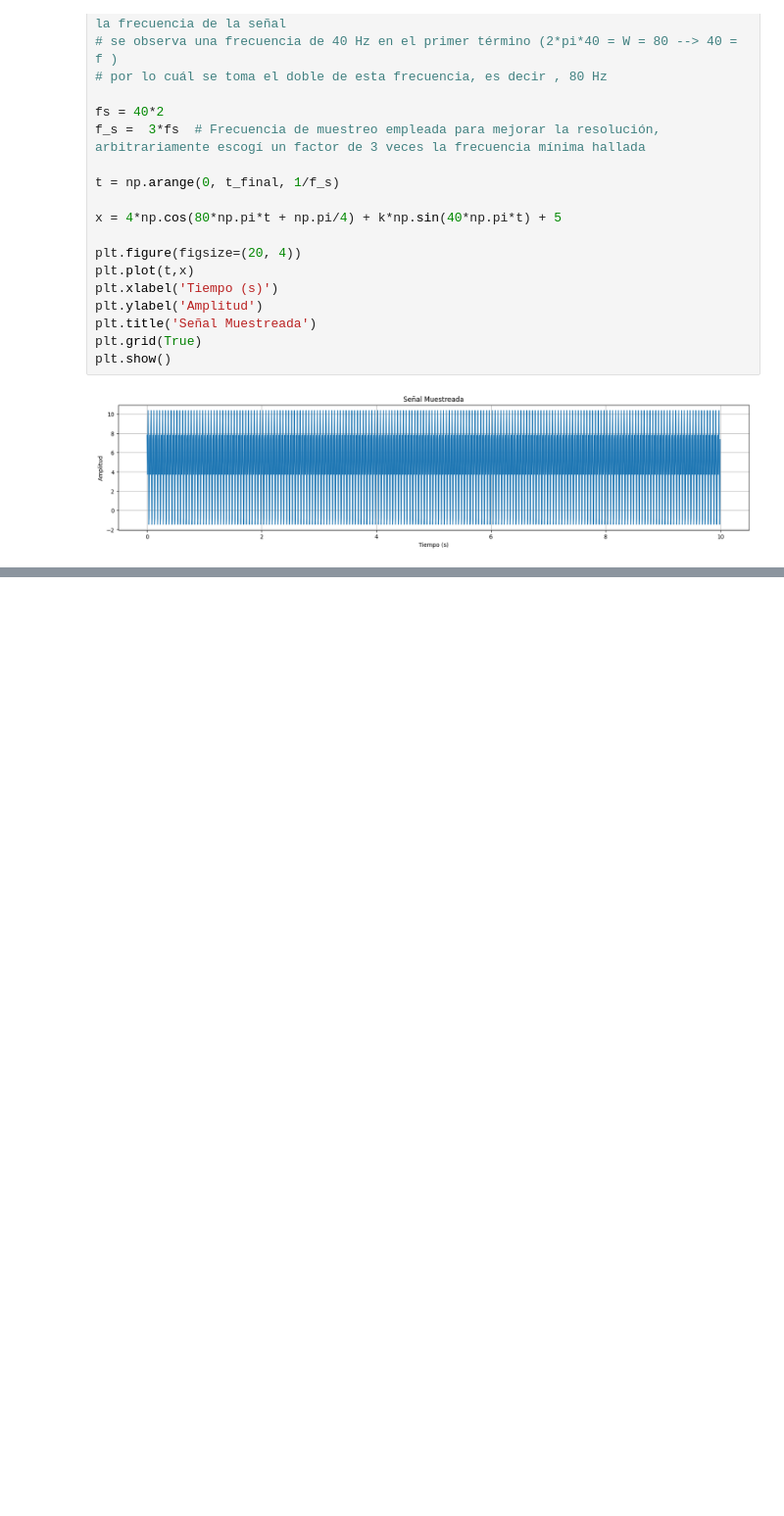
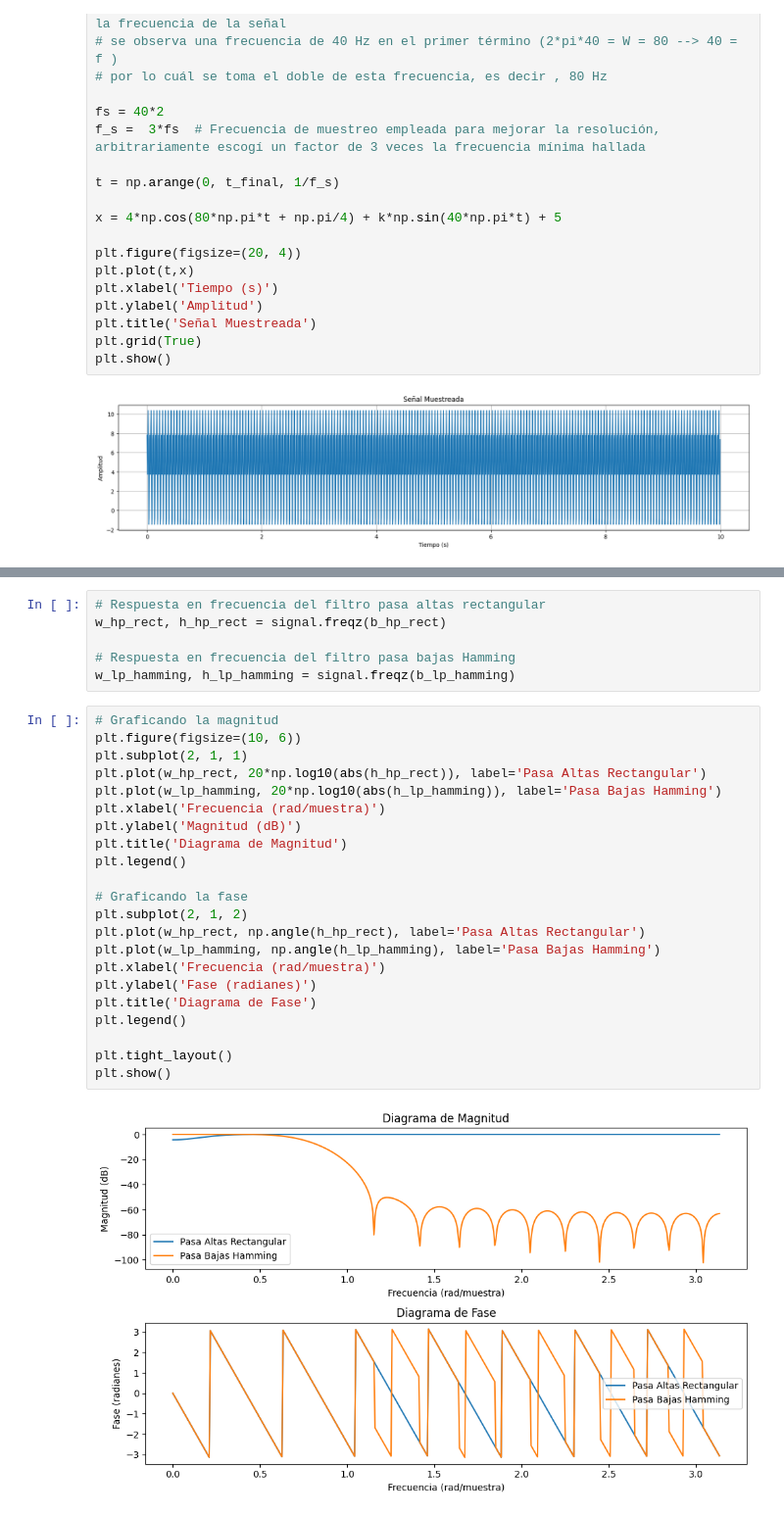
Before and after one commit to DanielFTC99/BIOSIGNALS, a Jupyter notebook: Parcial_Final.ipynb, the cells around one changed output, grey strips where cells are left out. Shown at 98% size. Cells and saved outputs as stored; diff of their text form; blank space fills up the shorter version.

```diff
--- a/Parcial_Final.ipynb
+++ b/Parcial_Final.ipynb
@@ -35,0 +106,30 @@ plt.show()
+# %%
+# Respuesta en frecuencia del filtro pasa altas rectangular
+w_hp_rect, h_hp_rect = signal.freqz(b_hp_rect)
+
+# Respuesta en frecuencia del filtro pasa bajas Hamming
+w_lp_hamming, h_lp_hamming = signal.freqz(b_lp_hamming)
+# %%
+# Graficando la magnitud
+plt.figure(figsize=(10, 6))
+plt.subplot(2, 1, 1)
+plt.plot(w_hp_rect, 20*np.log10(abs(h_hp_rect)), label='Pasa Altas Rectangular')
+plt.plot(w_lp_hamming, 20*np.log10(abs(h_lp_hamming)), label='Pasa Bajas Hamming')
+plt.xlabel('Frecuencia (rad/muestra)')
+plt.ylabel('Magnitud (dB)')
+plt.title('Diagrama de Magnitud')
+plt.legend()
+
+# Graficando la fase
+plt.subplot(2, 1, 2)
+plt.plot(w_hp_rect, np.angle(h_hp_rect), label='Pasa Altas Rectangular')
+plt.plot(w_lp_hamming, np.angle(h_lp_hamming), label='Pasa Bajas Hamming')
+plt.xlabel('Frecuencia (rad/muestra)')
+plt.ylabel('Fase (radianes)')
+plt.title('Diagrama de Fase')
+plt.legend()
+
+plt.tight_layout()
+plt.show()
+# %% [output]
+[figure, added]
```
Also changed, not shown: parts of 7 cells of this notebook.
